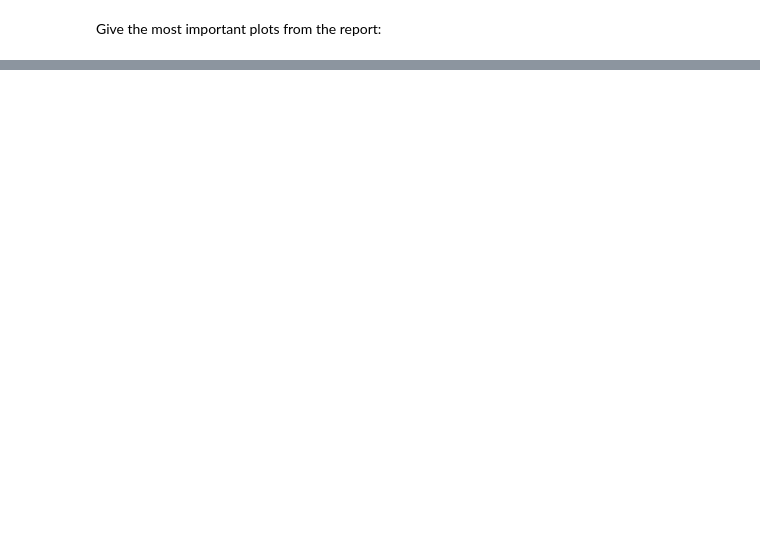
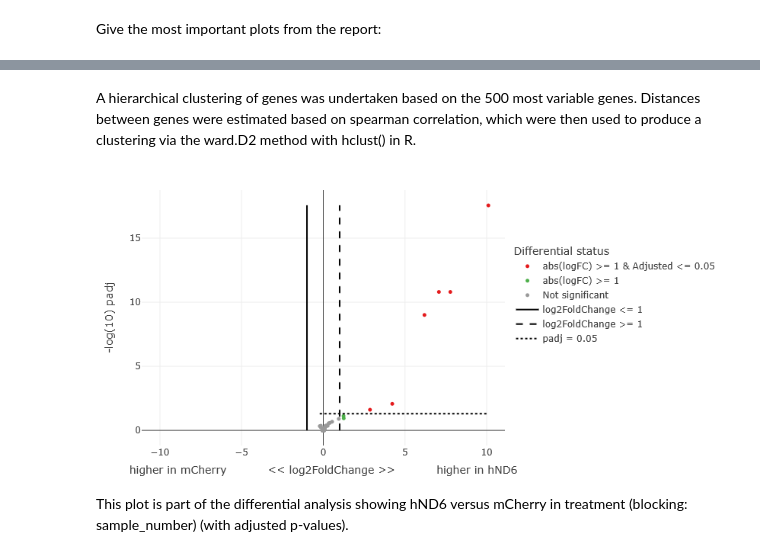
Before and after one commit to Maya0123/computational-workflows-2025, a Jupyter notebook: notebooks/day_01/day_01.ipynb, the cells around one changed output, grey strips where cells are left out. Saved outputs shown, nothing was run; the diff lists cells and outputs as text; code cells hidden in the pictures; blank space fills up the shorter version.

```diff
--- a/notebooks/day_01/day_01.ipynb
+++ b/notebooks/day_01/day_01.ipynb
@@ -104,0 +205,9 @@ Give the most important plots from the report:
+# %% [markdown]
+A hierarchical clustering of genes was undertaken based on the 500 most variable genes. Distances between genes were estimated based on spearman correlation, which were then used to produce a clustering via the ward.D2 method with hclust() in R.
+# %%
+from IPython.display import Image, display
+display(Image(filename='/mnt/c/Users/Mayal/Documents/Uni Tübingen/3. Semester/Practical - Computational workflows/computational-workflows-2025/notebooks/day_01/test/differentialStatus_differentialAbundance.png'))
+# %% [output]
+[figure, added]
+# %% [markdown]
+This plot is part of the differential analysis showing hND6 versus mCherry in treatment (blocking: sample_number) (with adjusted p-values).
```
Also changed, not shown: parts of 21 cells of this notebook.
